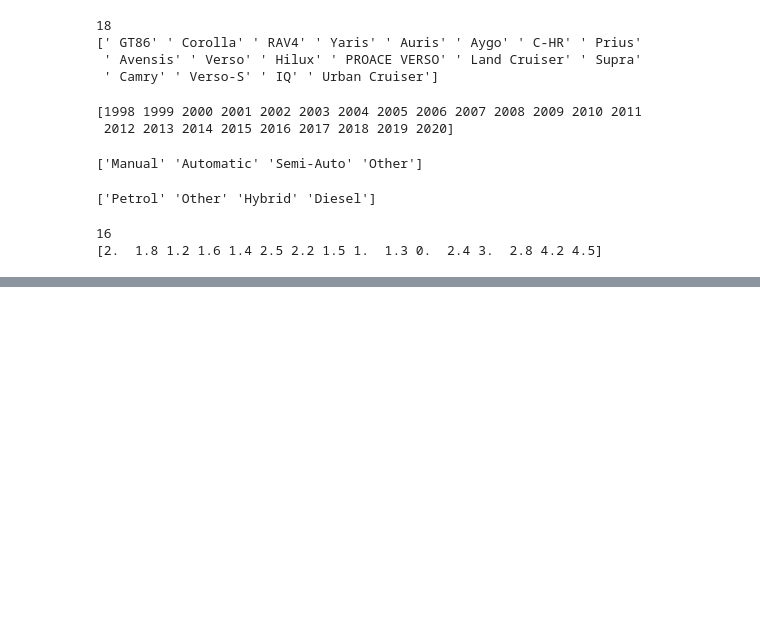
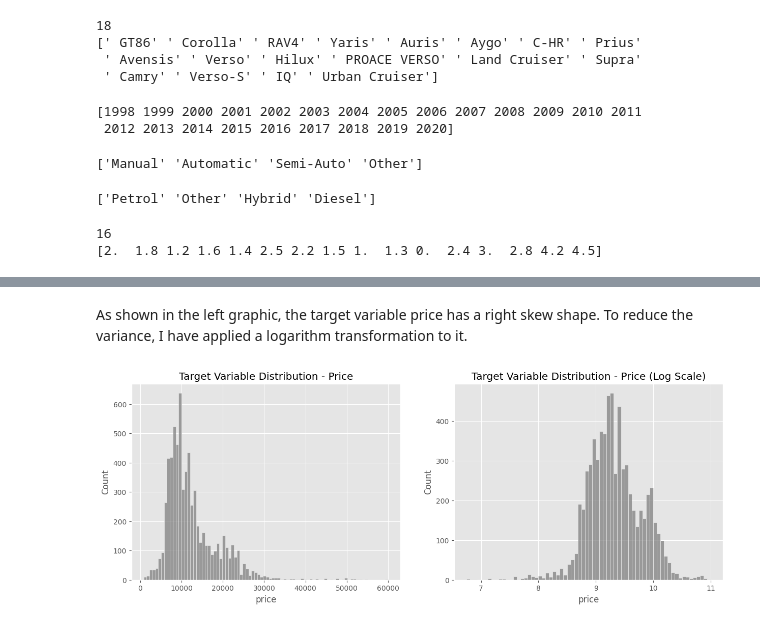
Before and after one commit to Julio-M-Siqueira/UK_Used_Car, a Jupyter notebook: notebook.ipynb, the cells around one changed output, grey strips where cells are left out. Cells and saved outputs as stored; diff of their text form; code cells hidden in the pictures; blank space fills up the shorter version.

```diff
--- a/notebook.ipynb
+++ b/notebook.ipynb
@@ -18,6 +18,7 @@ import pandas as pd
 import numpy as np
 import matplotlib.pyplot as plt
 import seaborn as sns
+plt.style.use('ggplot')
 # %%
 data = pd.read_csv('Data/toyota.csv')
 data.info()
@@ -87,0 +92,9 @@ data.describe()
+# %% [markdown]
+As shown in the left graphic, the target variable price has a right skew shape. To reduce the variance, I have applied a logarithm transformation to it.
+# %%
+fig, axes = plt.subplots(1, 2, figsize=(15, 5))
+sns.histplot(data['price'], color='gray', ax=axes[0]).set(title='Target Variable Distribution - Price')
+sns.histplot(np.log(data['price']), color='gray', ax=axes[1]).set(title='Target Variable Distribution - Price (Log Scale)')
+plt.show()
+# %% [output]
+[figure, added]
```
Also changed, not shown: parts of 10 cells of this notebook.
